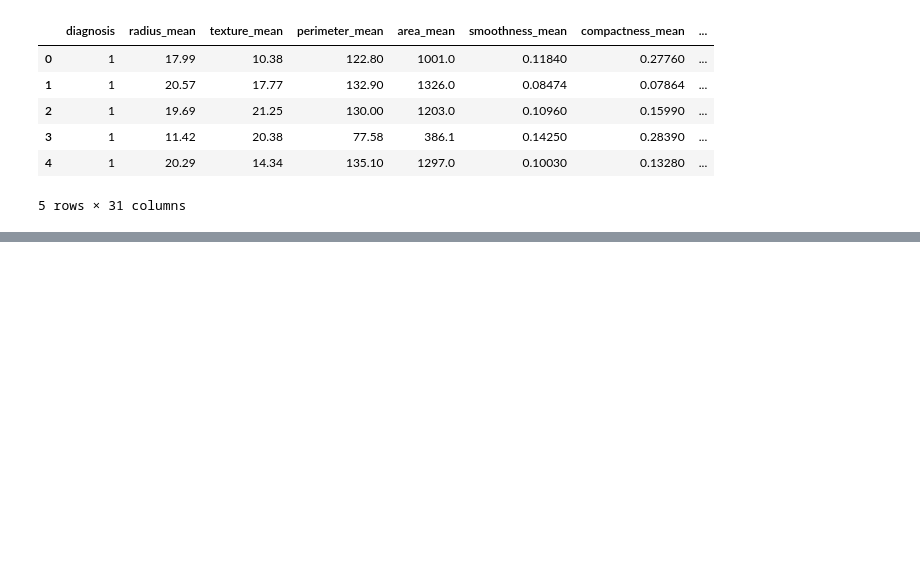
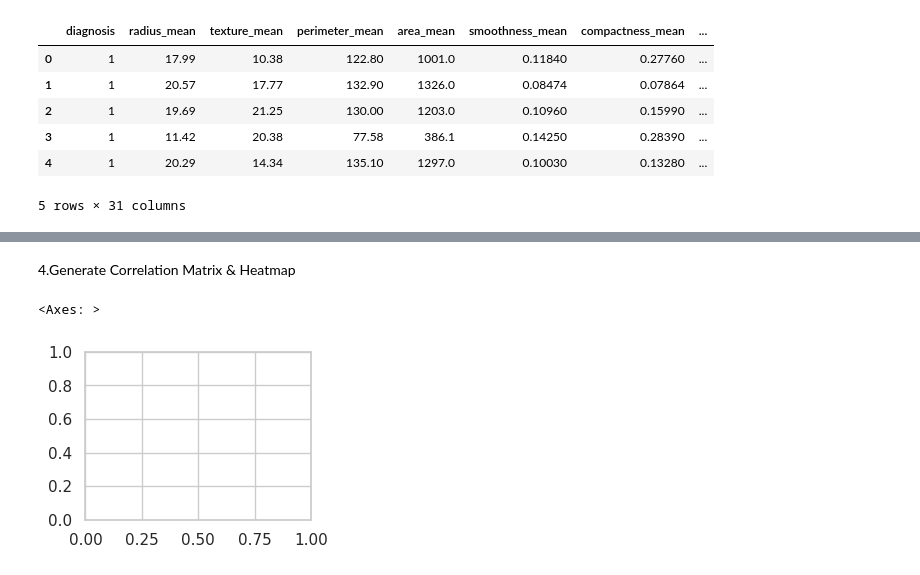
Before and after one commit to sadiasemim139-ops/machine-larning, a Jupyter notebook: labWork/newnotebook.ipynb, the cells around one changed output, grey strips where cells are left out. Cells and saved outputs as stored; diff of their text form; code cells hidden in the pictures; blank space fills up the shorter version.

```diff
--- a/labWork/newnotebook.ipynb
+++ b/labWork/newnotebook.ipynb
@@ -820,0 +1241,7 @@ df.head()
+# %% [markdown]
+4.Generate Correlation Matrix & Heatmap
+# %%
+plt.subplot(2, 2, 4)
+# %% [output]
+<Axes: >
+[figure, added]
```
Also changed, not shown: parts of 80 cells of this notebook.
